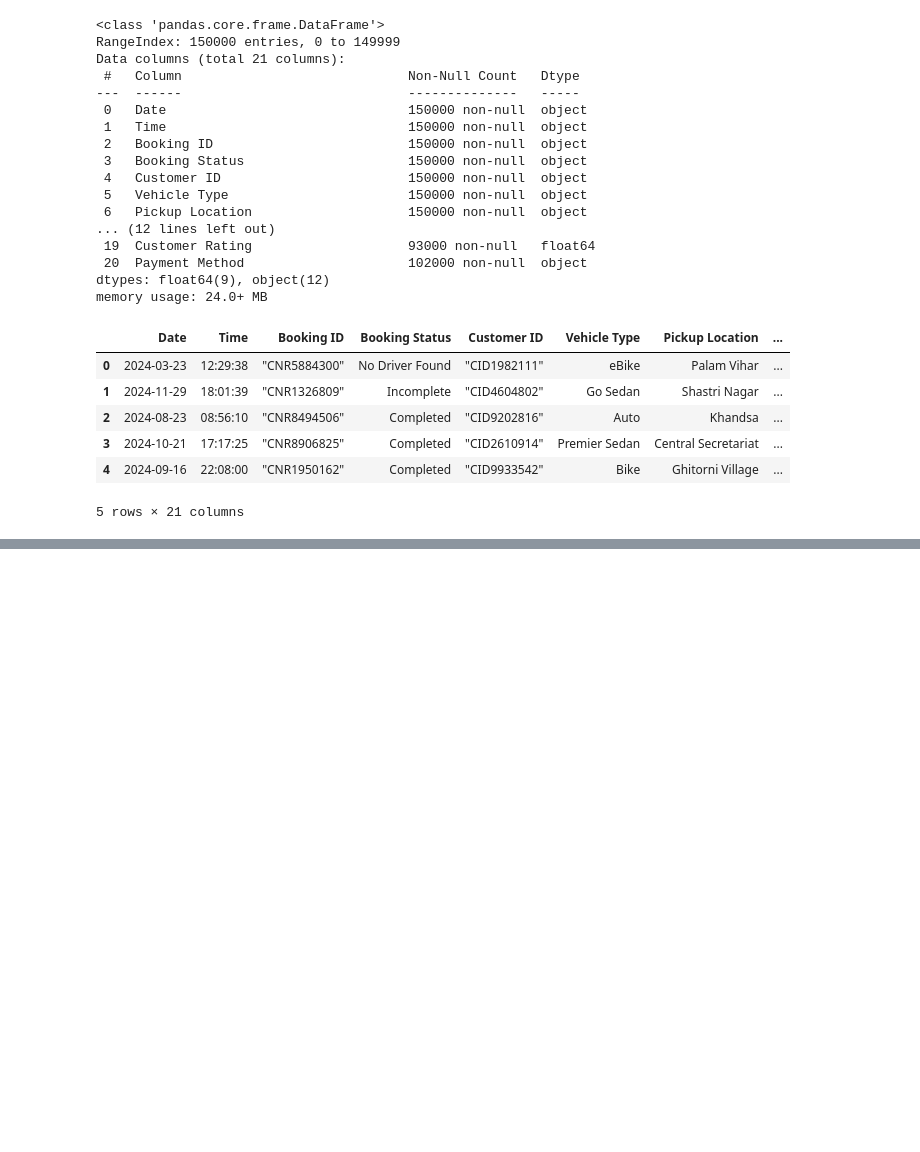
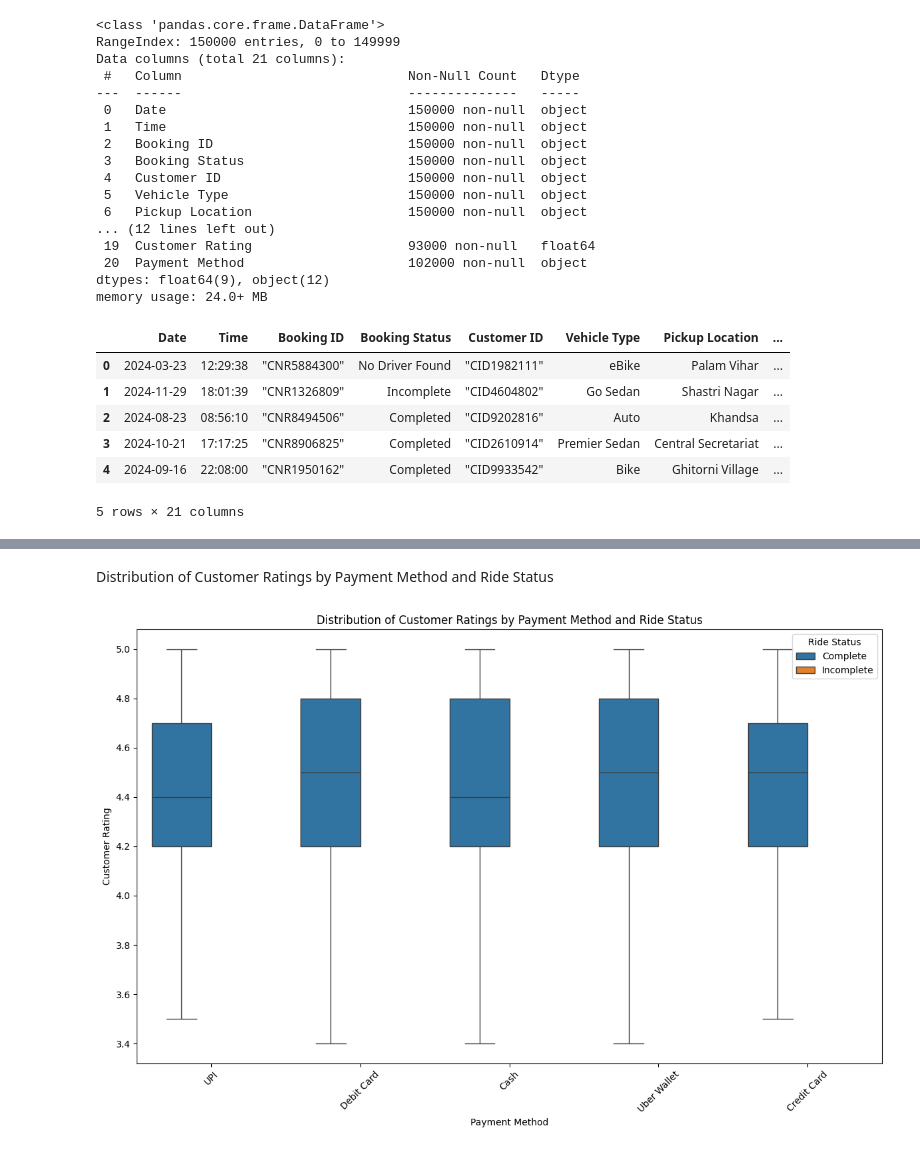
Before and after one commit to Annex-Ogeya/PYDATA, a Jupyter notebook: Data_storytelling/uber_analytics.ipynb, the cells around one changed output, grey strips where cells are left out. Saved outputs shown, nothing was run; the diff lists cells and outputs as text; code cells hidden in the pictures; blank space fills up the shorter version.

```diff
--- a/Data_storytelling/uber_analytics.ipynb
+++ b/Data_storytelling/uber_analytics.ipynb
@@ -34,0 +120,2 @@ data.head()
+# %%
+data['hour'] = pd.to_datetime(data['Time'], format='%H:%M:%S', errors='coerce').dt.hour
@@ -34,0 +205,18 @@ data.head()
+# %%
+# grouping function
+def group_location(loc):
+    loc = str(loc).lower().strip()
+
+    if any(x in loc for x in ['cbd', 'city', 'center', 'downtown']):
+        return 'Urban'
+    elif any(x in loc for x in ['estate', 'gardens', 'heights', 'phase']):
+        return 'Residential'
+    elif any(x in loc for x in ['park', 'industrial', 'zone']):
+        return 'Industrial'
+    elif any(x in loc for x in ['airport', 'station', 'terminus']):
+        return 'Transport Hub'
+    else:
+        return 'Other'
+# %%
+data['pickup_group'] = data['Pickup Location'].apply(group_location)
+data['drop_group'] = data['Drop Location'].apply(group_location)
@@ -34,0 +243,3 @@ data.head()
+# %%
+# a column for ride completeness
+data['ride_status'] = data['Incomplete Rides'].apply(lambda x: 'Incomplete' if pd.notna(x) and x > 0 else 'Complete')
@@ -34,0 +265,2 @@ data.head()
+# %% [markdown]
+Distribution of Customer Ratings by Payment Method and Ride Status
@@ -34,0 +270,18 @@ data.head()
+# %%
+plt.figure(figsize=(12,8))
+sns.boxplot(
+    x='Payment Method',
+    y='Customer Rating',
+    hue='ride_status',
+    data=data,
+    showfliers=False  # hide outliers for cleaner plot
+)
+plt.title('Distribution of Customer Ratings by Payment Method and Ride Status')
+plt.xticks(rotation=45)
+plt.ylabel('Customer Rating')
+plt.xlabel('Payment Method')
+plt.legend(title='Ride Status')
+plt.tight_layout()
+plt.show()
+# %% [output]
+[figure, added]
```
Also changed, not shown: parts of 73 cells of this notebook, 11 other files.
